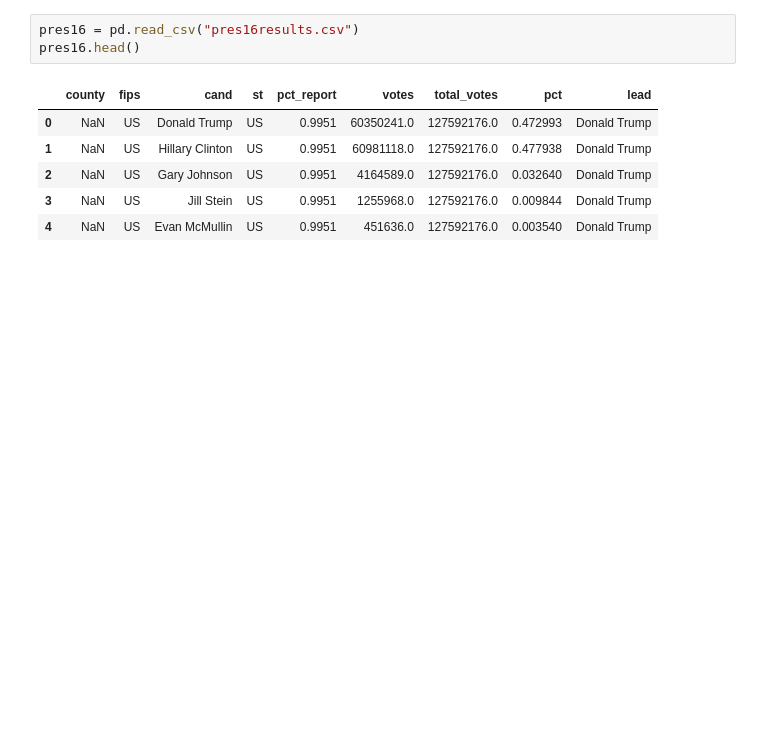
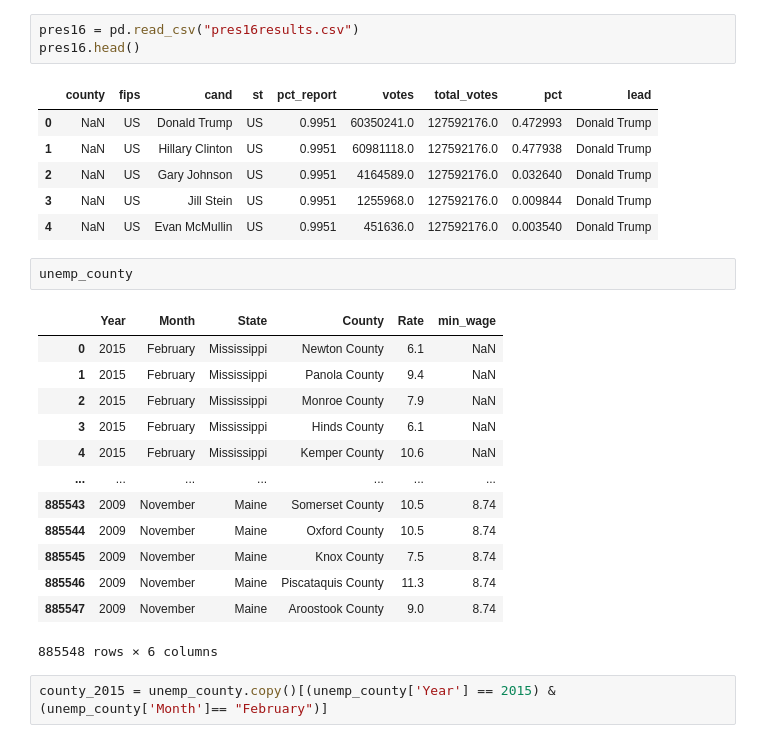
Before and after one commit to SiddheshDaphane/US-Minimum-Wage-by-State-Data-Analysis, a Jupyter notebook: min_wage.ipynb, the cells around one changed output. Cells and saved outputs as stored; diff of their text form; blank space fills up the shorter version.

Commit message:
US min wage analysis

```diff
--- a/min_wage.ipynb
+++ b/min_wage.ipynb
@@ -597,3 +597,21 @@ pres16.head()
 | 2 | NaN | US | Gary Johnson | US | 0.9951 | 4164589.0 | 127592176.0 | 0.032640 | Donald Trump |
 | 3 | NaN | US | Jill Stein | US | 0.9951 | 1255968.0 | 127592176.0 | 0.009844 | Donald Trump |
 | 4 | NaN | US | Evan McMullin | US | 0.9951 | 451636.0 | 127592176.0 | 0.003540 | Donald Trump |
+# %%
+unemp_county
+# %% [output]
+|  | Year | Month | State | County | Rate | min_wage |
+| 0 | 2015 | February | Mississippi | Newton County | 6.1 | NaN |
+| 1 | 2015 | February | Mississippi | Panola County | 9.4 | NaN |
+| 2 | 2015 | February | Mississippi | Monroe County | 7.9 | NaN |
+| 3 | 2015 | February | Mississippi | Hinds County | 6.1 | NaN |
+| 4 | 2015 | February | Mississippi | Kemper County | 10.6 | NaN |
+| ... | ... | ... | ... | ... | ... | ... |
+| 885543 | 2009 | November | Maine | Somerset County | 10.5 | 8.74 |
+| 885544 | 2009 | November | Maine | Oxford County | 10.5 | 8.74 |
+| 885545 | 2009 | November | Maine | Knox County | 7.5 | 8.74 |
+| 885546 | 2009 | November | Maine | Piscataquis County | 11.3 | 8.74 |
+| 885547 | 2009 | November | Maine | Aroostook County | 9.0 | 8.74 |
+885548 rows × 6 columns
+# %%
+county_2015 = unemp_county.copy()[(unemp_county['Year'] == 2015) & (unemp_county['Month']== "February")]
```
Also changed, not shown: parts of 17 cells of this notebook.
